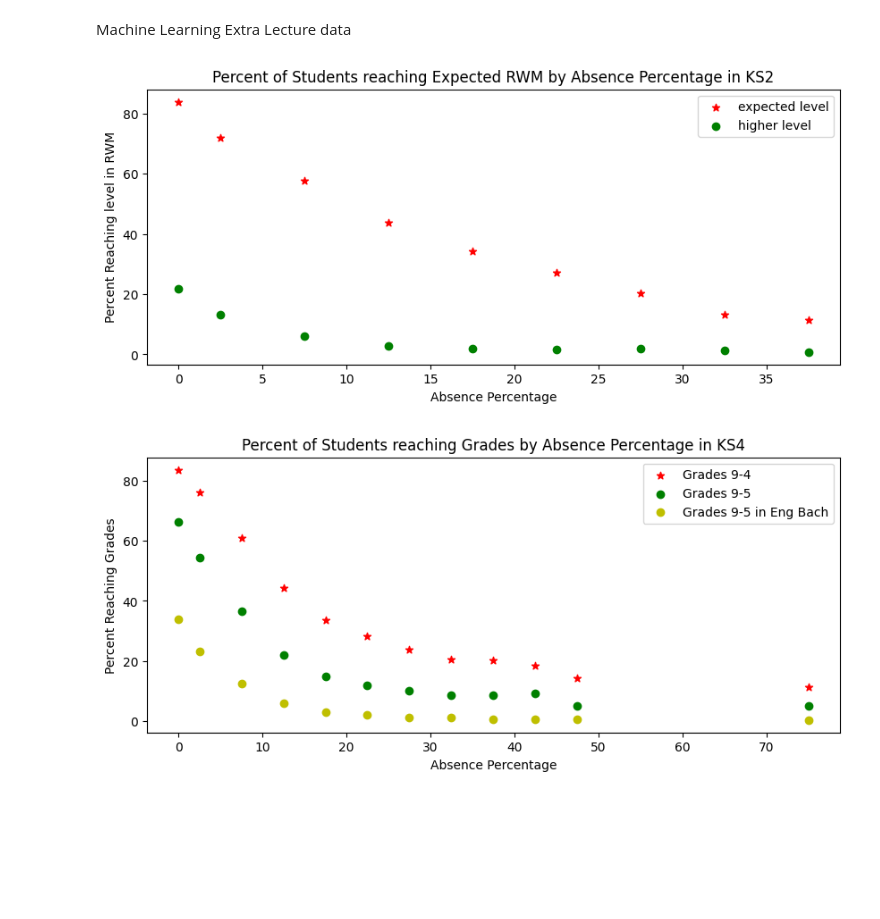
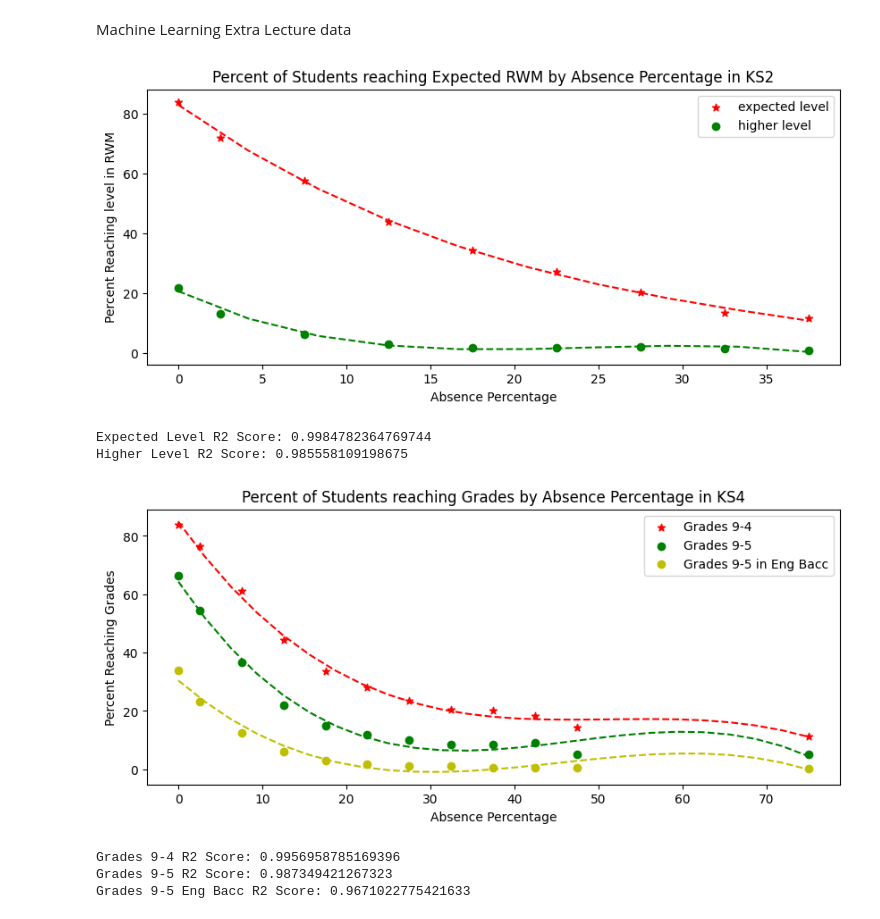
Before and after one commit to Bartsimho/MachineLearning, a Jupyter notebook: ExtraLecture/Analysis.ipynb, the cells around one changed output. Drawn from its saved outputs; the diff is of its cells as text; code cells hidden in the pictures; blank space fills up the shorter version.

Commit message:
Done for KS4. Lines of best fit present and R2 scores

```diff
--- a/ExtraLecture/Analysis.ipynb
+++ b/ExtraLecture/Analysis.ipynb
@@ -4,8 +4,7 @@ Machine Learning Extra Lecture data
 import pandas as pd
 import matplotlib.pyplot as plt
 import numpy as np
-from sklearn.preprocessing import PolynomialFeatures
-from sklearn.linear_model import LinearRegression
+from sklearn.metrics import r2_score
 
 df=pd.read_csv('data/key_stage_2_ud_percentage_point_absence_attainment.csv')
 df=df.drop(df[df.overall_absence_percent_groups == "Total"].index)
@@ -20,30 +19,57 @@ plt.title("Percent of Students reaching Expected RWM by Absence Percentage in KS
 plt.xlabel("Absence Percentage")
 plt.ylabel("Percent Reaching level in RWM")
 plt.legend()
+
+Model1 = np.poly1d(np.polyfit(midpoints, df['percentage_reaching_the_expected_standard_in_rwm'], 3))
+Model2 = np.poly1d(np.polyfit(midpoints, df['percentage_reaching_the_higher_standard_in_rwm'], 3))
+Line = np.linspace(0, 37.5, 10)
+
+plt.plot(Line, Model1(Line), 'r--')
+plt.plot(Line, Model2(Line), 'g--')
 plt.show()
+
+print("Expected Level R2 Score: " + str(r2_score(df['percentage_reaching_the_expected_standard_in_rwm'], Model1(midpoints))))
+print("Higher Level R2 Score: " + str(r2_score(df['percentage_reaching_the_higher_standard_in_rwm'], Model2(midpoints))))
 # %% [output]
-[figure, old version]
+[figure, new version]
+Expected Level R2 Score: 0.9984782364769744
+Higher Level R2 Score: 0.985558109198675
 # %%
 import pandas as pd
 import matplotlib.pyplot as plt
 import numpy as np
-from sklearn.preprocessing import PolynomialFeatures
-from sklearn.linear_model import LinearRegression
+from sklearn.metrics import r2_score
 
 df=pd.read_csv('data/key_stage_4_ud_percentage_point_absence_attainment.csv')
 df=df.drop(df[df.overall_absence_percent_groups == "Total"].index)
 df=df.drop(df[df.total_number_of_pupils_at_the_end_of_key_stage_4 < 100].index)
 
 midpoints = pd.Series([0, 2.5, 7.5, 12.5, 17.5, 22.5, 27.5, 32.5, 37.5, 42.5, 47.5, 75])
 
 plt.figure(1, figsize=(10,4))
 plt.scatter(midpoints, df['percentage_of_pupils_who_achieved_grades_9_to_4_in_English_and_maths'], marker='*', c='r', label='Grades 9-4')
 plt.scatter(midpoints, df['percentage_of_pupils_who_achieved_grades_9_to_5_in_English_and_maths'], c='g', label='Grades 9-5')
-plt.scatter(midpoints, df['percentage_of_pupils_who_achieved_all_components_of_the_English_Baccalaureate_grades_9_to_5'], c='y', label='Grades 9-5 in Eng Bach')
+plt.scatter(midpoints, df['percentage_of_pupils_who_achieved_all_components_of_the_English_Baccalaureate_grades_9_to_5'], c='y', label='Grades 9-5 in Eng Bacc')
 plt.title("Percent of Students reaching Grades by Absence Percentage in KS4")
 plt.xlabel("Absence Percentage")
 plt.ylabel("Percent Reaching Grades")
 plt.legend()
+
+Model1 = np.poly1d(np.polyfit(midpoints, df['percentage_of_pupils_who_achieved_grades_9_to_4_in_English_and_maths'], 3))
+Model2 = np.poly1d(np.polyfit(midpoints, df['percentage_of_pupils_who_achieved_grades_9_to_5_in_English_and_maths'], 3))
+Model3 = np.poly1d(np.polyfit(midpoints, df['percentage_of_pupils_who_achieved_all_components_of_the_English_Baccalaureate_grades_9_to_5'], 3))
+Line = np.linspace(0, 75, 25)
+
+plt.plot(Line, Model1(Line), 'r--')
+plt.plot(Line, Model2(Line), 'g--')
+plt.plot(Line, Model3(Line), 'y--')
 plt.show()
+
+print("Grades 9-4 R2 Score: " + str(r2_score(df['percentage_of_pupils_who_achieved_grades_9_to_4_in_English_and_maths'], Model1(midpoints))))
+print("Grades 9-5 R2 Score: " + str(r2_score(df['percentage_of_pupils_who_achieved_grades_9_to_5_in_English_and_maths'], Model2(midpoints))))
+print("Grades 9-5 Eng Bacc R2 Score: " + str(r2_score(df['percentage_of_pupils_who_achieved_all_components_of_the_English_Baccalaureate_grades_9_to_5'], Model3(midpoints))))
 # %% [output]
-[figure, old version]
+[figure, new version]
+Grades 9-4 R2 Score: 0.9956958785169396
+Grades 9-5 R2 Score: 0.987349421267323
+Grades 9-5 Eng Bacc R2 Score: 0.9671022775421633
```
